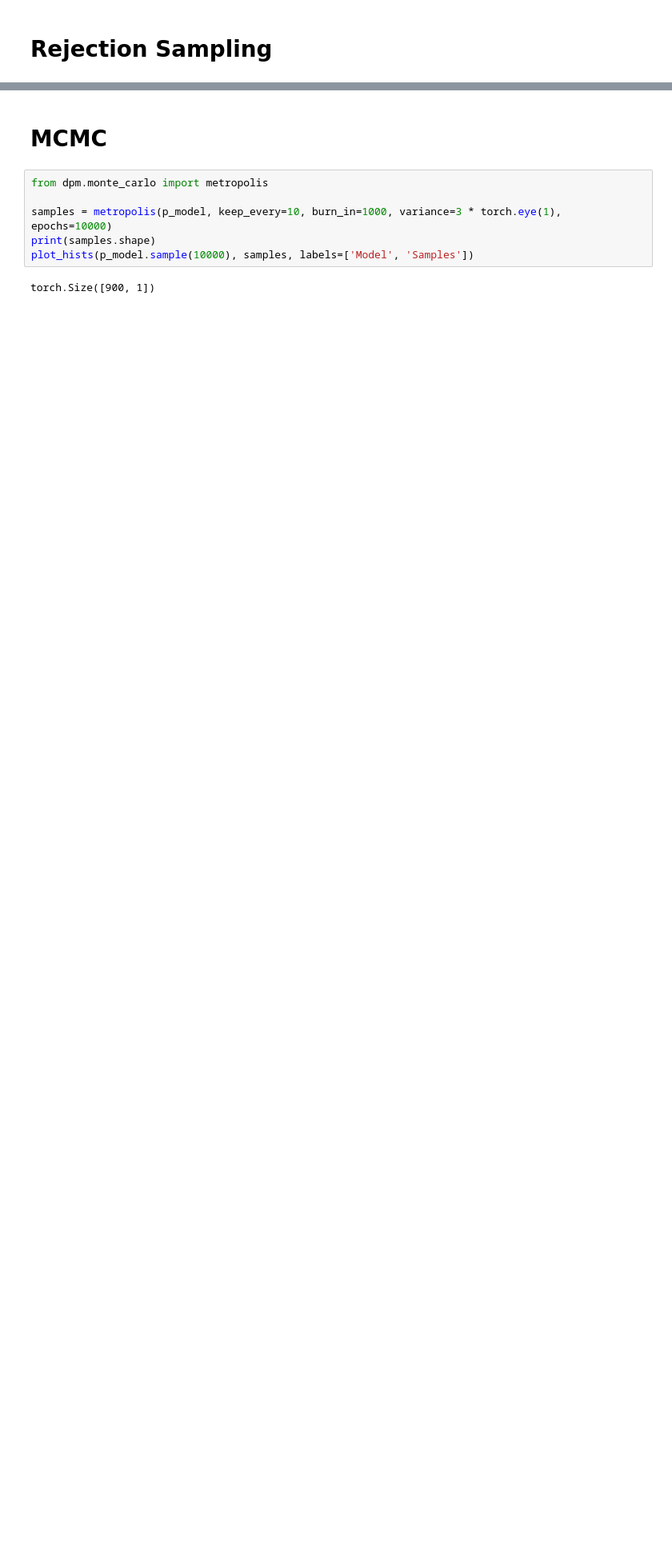
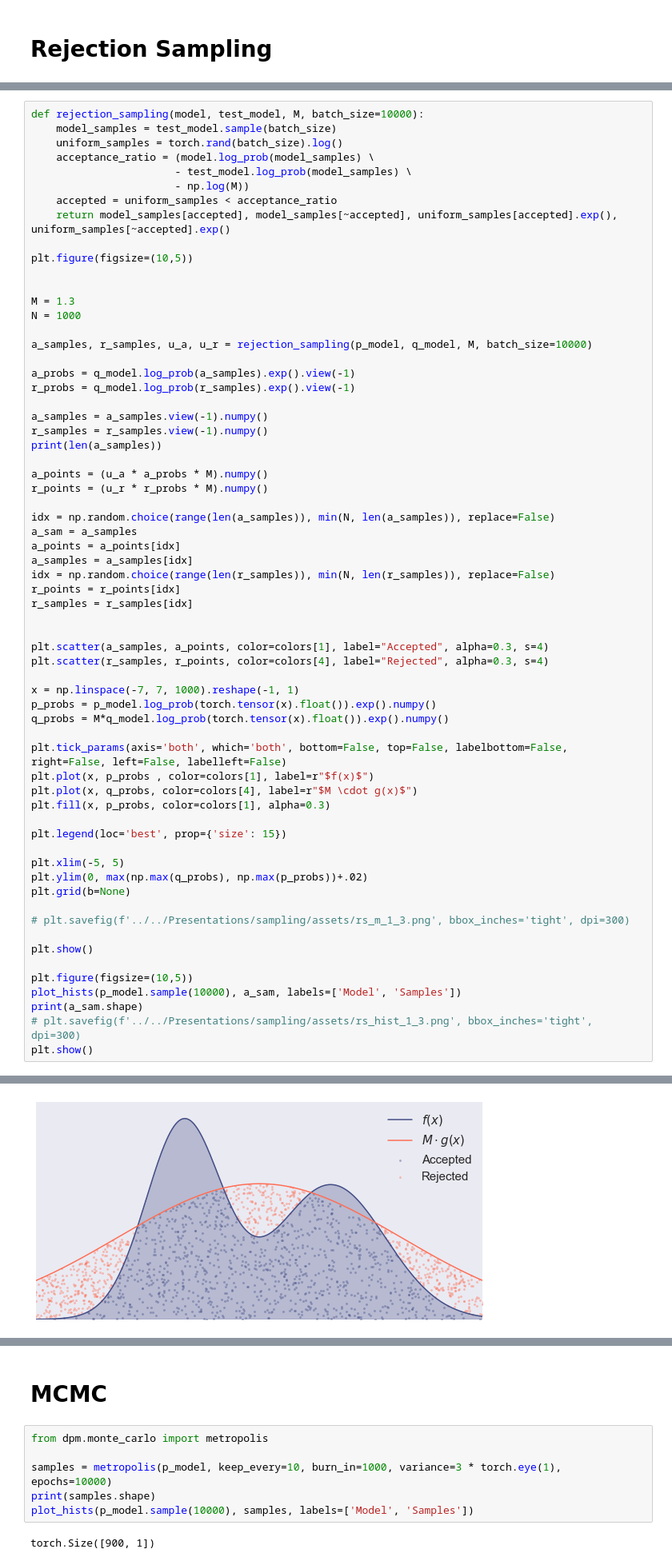
Before and after one commit to nextBillyonair/DPM, a Jupyter notebook: Notebooks/MonteCarlo/Sampling.ipynb, the cells around one changed output, grey strips where cells are left out. Shown at 80% size. Saved outputs shown, nothing was run; the diff lists cells and outputs as text; blank space fills up the shorter version.

```diff
--- a/Notebooks/MonteCarlo/Sampling.ipynb
+++ b/Notebooks/MonteCarlo/Sampling.ipynb
@@ -169,0 +227,65 @@ torch.Size([10027, 1])
+# %%
+def rejection_sampling(model, test_model, M, batch_size=10000):
+    model_samples = test_model.sample(batch_size)
+    uniform_samples = torch.rand(batch_size).log()
+    acceptance_ratio = (model.log_prob(model_samples) \
+                       - test_model.log_prob(model_samples) \
+                       - np.log(M))
+    accepted = uniform_samples < acceptance_ratio
+    return model_samples[accepted], model_samples[~accepted], uniform_samples[accepted].exp(), uniform_samples[~accepted].exp()
+
+plt.figure(figsize=(10,5))
+
+
+M = 1.3
+N = 1000
+
+a_samples, r_samples, u_a, u_r = rejection_sampling(p_model, q_model, M, batch_size=10000)
+
+a_probs = q_model.log_prob(a_samples).exp().view(-1)
+r_probs = q_model.log_prob(r_samples).exp().view(-1)
+
+a_samples = a_samples.view(-1).numpy()
+r_samples = r_samples.view(-1).numpy()
+print(len(a_samples))
+
+a_points = (u_a * a_probs * M).numpy()
+r_points = (u_r * r_probs * M).numpy()
+
+idx = np.random.choice(range(len(a_samples)), min(N, len(a_samples)), replace=False)
+a_sam = a_samples
+a_points = a_points[idx]
+a_samples = a_samples[idx]
+idx = np.random.choice(range(len(r_samples)), min(N, len(r_samples)), replace=False)
+r_points = r_points[idx]
+r_samples = r_samples[idx]
+
+
+plt.scatter(a_samples, a_points, color=colors[1], label="Accepted", alpha=0.3, s=4)
+plt.scatter(r_samples, r_points, color=colors[4], label="Rejected", alpha=0.3, s=4)
+
+x = np.linspace(-7, 7, 1000).reshape(-1, 1)
+p_probs = p_model.log_prob(torch.tensor(x).float()).exp().numpy()
+q_probs = M*q_model.log_prob(torch.tensor(x).float()).exp().numpy()
+
+plt.tick_params(axis='both', which='both', bottom=False, top=False, labelbottom=False, right=False, left=False, labelleft=False)
+plt.plot(x, p_probs , color=colors[1], label=r"$f(x)$")
+plt.plot(x, q_probs, color=colors[4], label=r"$M \cdot g(x)$")
+plt.fill(x, p_probs, color=colors[1], alpha=0.3)
+
+plt.legend(loc='best', prop={'size': 15})
+
+plt.xlim(-5, 5)
+plt.ylim(0, max(np.max(q_probs), np.max(p_probs))+.02)
+plt.grid(b=None)
+
+# plt.savefig(f'../../Presentations/sampling/assets/rs_m_1_3.png', bbox_inches='tight', dpi=300)
+
+plt.show()
+
+plt.figure(figsize=(10,5))
+plot_hists(p_model.sample(10000), a_sam, labels=['Model', 'Samples'])
+print(a_sam.shape)
+# plt.savefig(f'../../Presentations/sampling/assets/rs_hist_1_3.png', bbox_inches='tight', dpi=300)
+plt.show()
+# %% [output]
@@ -169,0 +293 @@ torch.Size([10027, 1])
+[figure, added]
```
Also changed, not shown: parts of 13 cells of this notebook, 3 other files.
